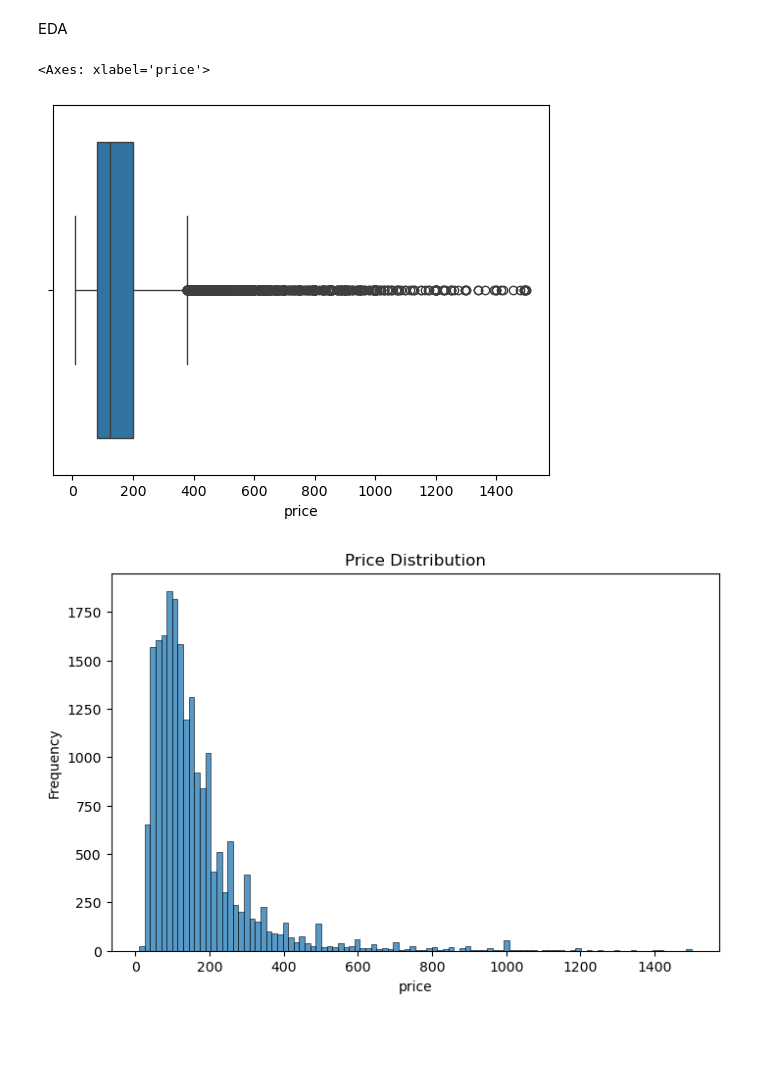
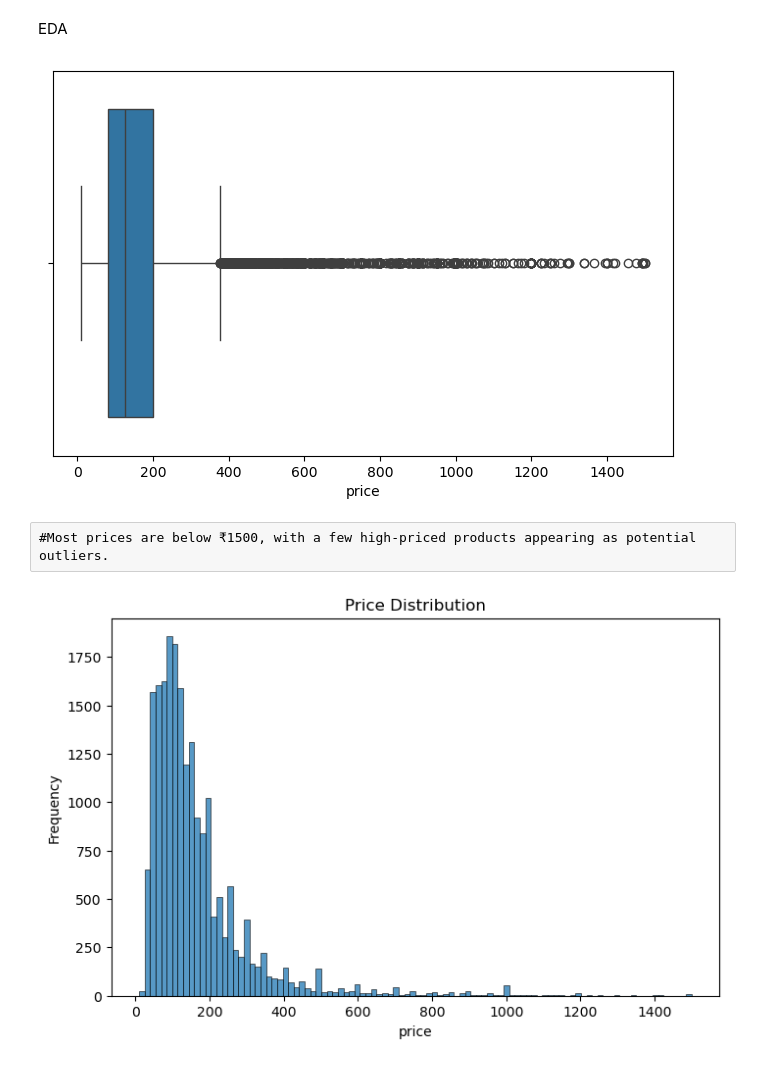
Before and after one commit to lavidubey875/Python_projectS, a Jupyter notebook: AirBnb project.ipynb, the cells around one changed output. Drawn from its saved outputs; the diff is of its cells as text; code cells hidden in the pictures; blank space fills up the shorter version.

```diff
--- a/AirBnb project.ipynb
+++ b/AirBnb project.ipynb
@@ -267,10 +267,13 @@ EDA
 # %%
 #identify outliers in price
+plt.figure(figsize=(8,5))
 df=df[df['price']<1500]
-sns.boxplot(x='price',data=df)
+ax=sns.boxplot(x='price',data=df)
+plt.show()
 # %% [output]
-<Axes: xlabel='price'>
-[figure, old version]
+[figure, new version]
+# %% [raw]
+#Most prices are below ₹1500, with a few high-priced products appearing as potential outliers.
 # %%
 #Price Distribution
 plt.figure(figsize=(8,5))
```
Also changed, not shown: parts of 11 cells of this notebook.
